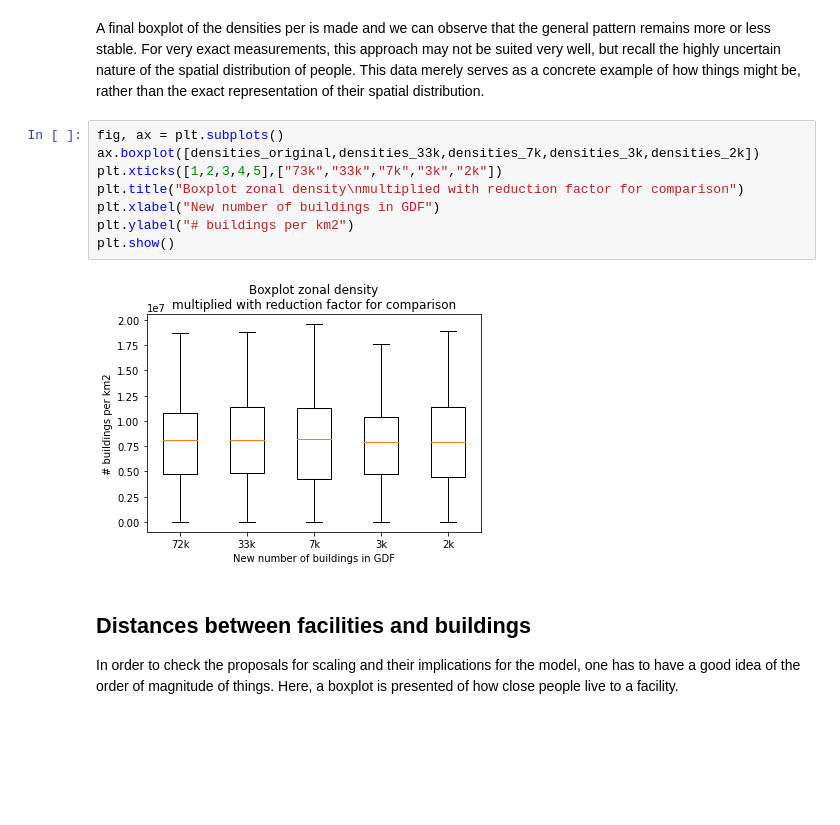
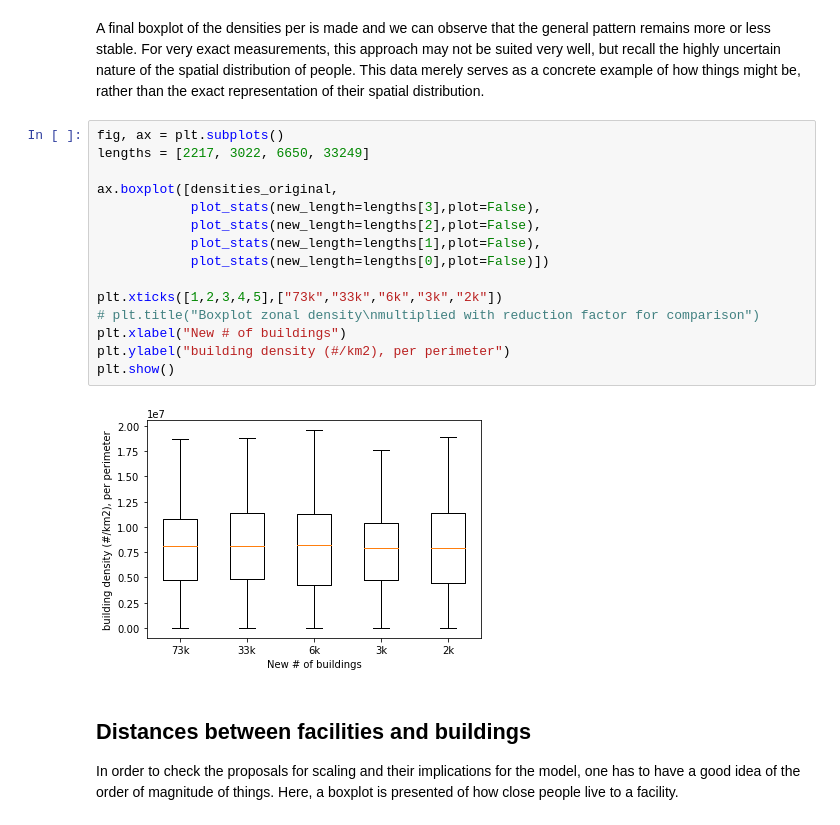
Before and after one commit to daanieo/FATM_opt, a Jupyter notebook: Data preparation.ipynb, the cells around one changed output. Cells and saved outputs as stored; diff of their text form; blank space fills up the shorter version.

```diff
--- a/Data preparation.ipynb
+++ b/Data preparation.ipynb
@@ -456,14 +382,21 @@ plt.ylabel("# buildings per km2");
 A final boxplot of the densities per is made and we can observe that the general pattern remains more or less stable. For very exact measurements, this approach may not be suited very well, but recall the highly uncertain nature of the spatial distribution of people. This data merely serves as a concrete example of how things might be, rather than the exact representation of their spatial distribution.
 # %%
 fig, ax = plt.subplots()
-ax.boxplot([densities_original,densities_33k,densities_7k,densities_3k,densities_2k])
-plt.xticks([1,2,3,4,5],["73k","33k","7k","3k","2k"])
-plt.title("Boxplot zonal density\nmultiplied with reduction factor for comparison")
-plt.xlabel("New number of buildings in GDF")
-plt.ylabel("# buildings per km2")
+lengths = [2217, 3022, 6650, 33249]
+
+ax.boxplot([densities_original,
+            plot_stats(new_length=lengths[3],plot=False),
+            plot_stats(new_length=lengths[2],plot=False),
+            plot_stats(new_length=lengths[1],plot=False),
+            plot_stats(new_length=lengths[0],plot=False)])
+
+plt.xticks([1,2,3,4,5],["73k","33k","6k","3k","2k"])
+# plt.title("Boxplot zonal density\nmultiplied with reduction factor for comparison")
+plt.xlabel("New # of buildings")
+plt.ylabel("building density (#/km2), per perimeter")
 plt.show()
 # %% [output]
-[figure, old version]
+[figure, new version]
 # %% [markdown]
 ## Distances between facilities and buildings
 In order to check the proposals for scaling and their implications for the model, one has to have a good idea of the order of magnitude of things. Here, a boxplot is presented of how close people live to a facility.
```
Also changed, not shown: parts of 11 cells of this notebook, 2 other files.
